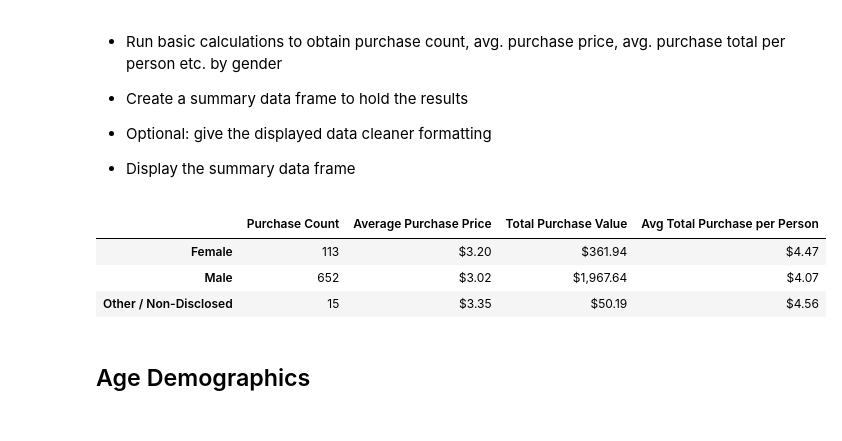
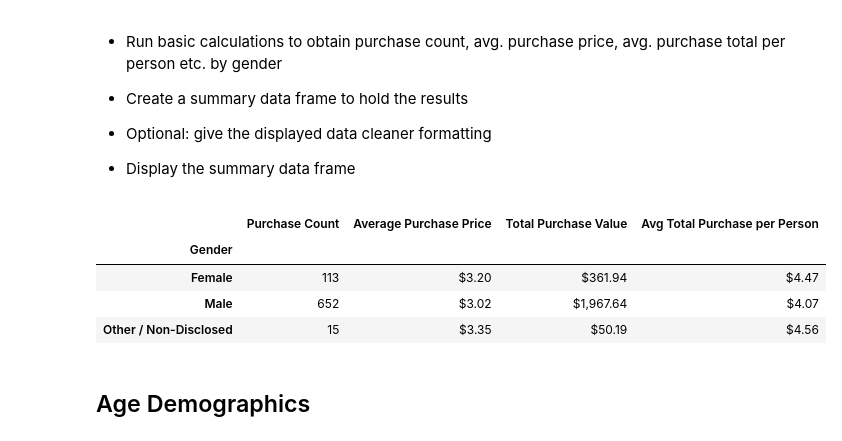
Before and after one commit to meghanvl/game_analysis, a Jupyter notebook: HeroesOfPymoli/HeroesOfPymoli_starter.ipynb, the cells around one changed output. Drawn from its saved outputs; the diff is of its cells as text; code cells hidden in the pictures.

Commit message:
added groupby to purchase analysis (gender)

```diff
--- a/HeroesOfPymoli/HeroesOfPymoli_starter.ipynb
+++ b/HeroesOfPymoli/HeroesOfPymoli_starter.ipynb
@@ -92,17 +92,19 @@ gender_summary
 
 * Display the summary data frame
 # %%
-purchase_count = purchase_data["Gender"].value_counts()
+purchase_total = purchase_data.groupby("Gender")
+purchase_count = purchase_total.count()["Purchase ID"]
 average_price = gender_data["Price"].mean()
 purchase_per_person = gender_data["Price"].sum()
 average_purchase = round(purchase_per_person/gender_totals,2)
 purchase_analysis = pd.DataFrame({"Purchase Count": purchase_count, "Average Purchase Price": average_price,
                                   "Total Purchase Value": purchase_per_person, "Avg Total Purchase per Person": average_purchase})
 purchase_analysis = purchase_analysis.style.format({"Average Purchase Price": "${:.2f}", "Total Purchase Value": "${:,.2f}",
                                                    "Avg Total Purchase per Person": "${:.2f}"})
 purchase_analysis
 # %% [output]
 |  | Purchase Count | Average Purchase Price | Total Purchase Value | Avg Total Purchase per Person |
+| Gender |  |  |  |  |
 | Female | 113 | $3.20 | $361.94 | $4.47 |
 | Male | 652 | $3.02 | $1,967.64 | $4.07 |
 | Other / Non-Disclosed | 15 | $3.35 | $50.19 | $4.56 |
```
Also changed, not shown: parts of 1 cell of this notebook.
